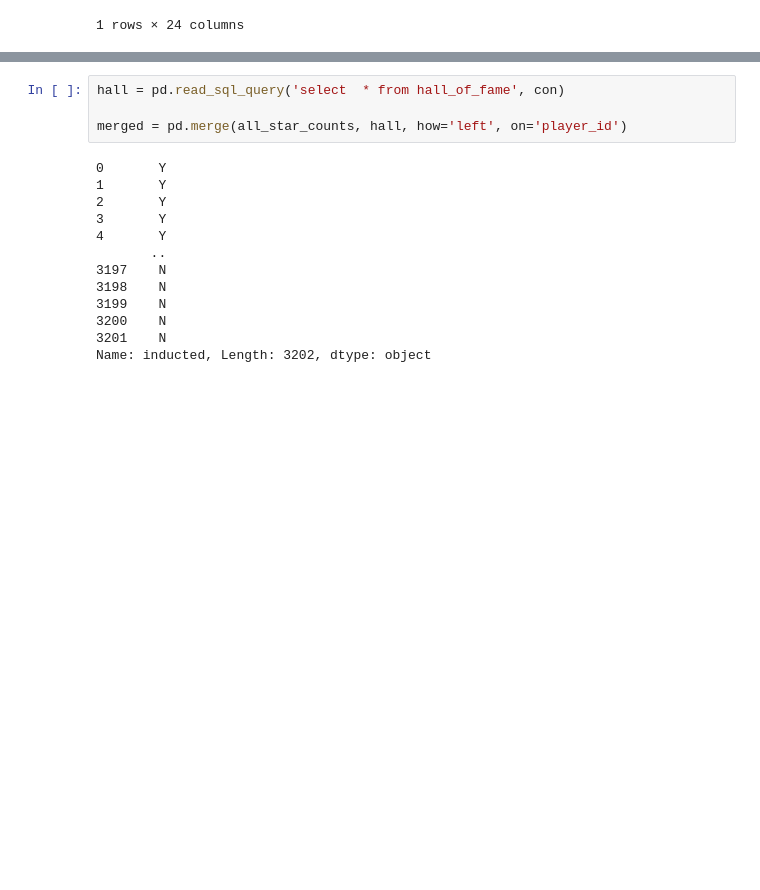
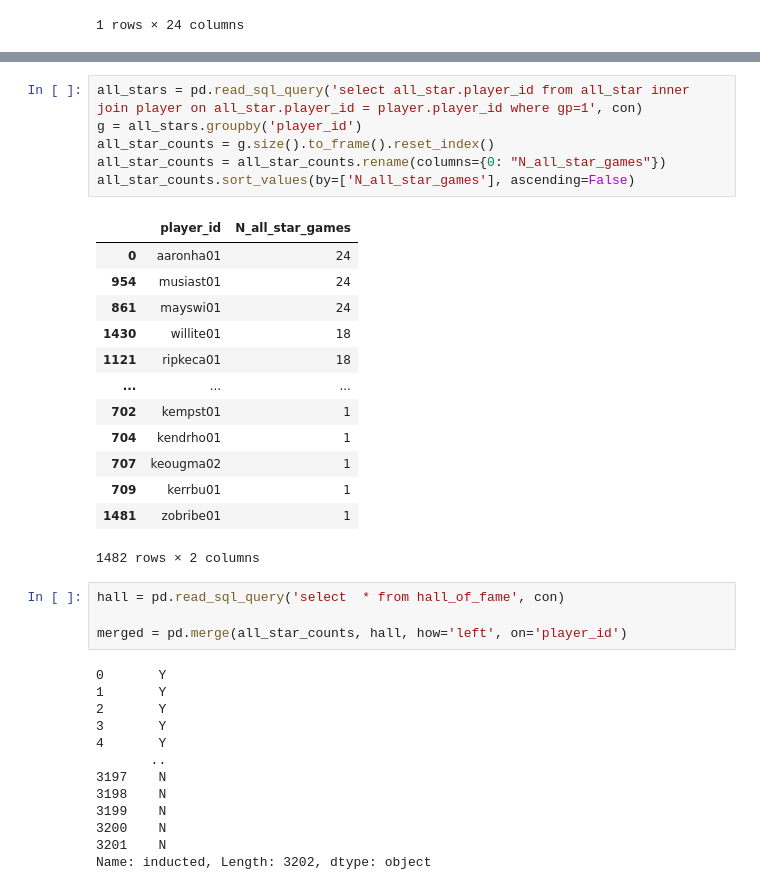
Before and after one commit to AbeHandler/everything, a Jupyter notebook: teaching/3401fall2020/week5/Module-4.2-Relational_data_applications.ipynb, the cells around one changed output, grey strips where cells are left out. Cells and saved outputs as stored; diff of their text form; blank space fills up the shorter version.

```diff
--- a/teaching/3401fall2020/week5/Module-4.2-Relational_data_applications.ipynb
+++ b/teaching/3401fall2020/week5/Module-4.2-Relational_data_applications.ipynb
@@ -123,3 +161,23 @@ Actually I see from this wikipedia page that Aaron was credited with 24 games. S
+# %%
+all_stars = pd.read_sql_query('select all_star.player_id from all_star inner join player on all_star.player_id = player.player_id where gp=1', con)
+g = all_stars.groupby('player_id')
+all_star_counts = g.size().to_frame().reset_index()
+all_star_counts = all_star_counts.rename(columns={0: "N_all_star_games"})
+all_star_counts.sort_values(by=['N_all_star_games'], ascending=False)
+# %% [output]
+|  | player_id | N_all_star_games |
+| 0 | aaronha01 | 24 |
+| 954 | musiast01 | 24 |
+| 861 | mayswi01 | 24 |
+| 1430 | willite01 | 18 |
+| 1121 | ripkeca01 | 18 |
+| ... | ... | ... |
+| 702 | kempst01 | 1 |
+| 704 | kendrho01 | 1 |
+| 707 | keougma02 | 1 |
+| 709 | kerrbu01 | 1 |
+| 1481 | zobribe01 | 1 |
+1482 rows × 2 columns
 # %%
 hall = pd.read_sql_query('select  * from hall_of_fame', con)
 
```
Also changed, not shown: parts of 9 cells of this notebook.
